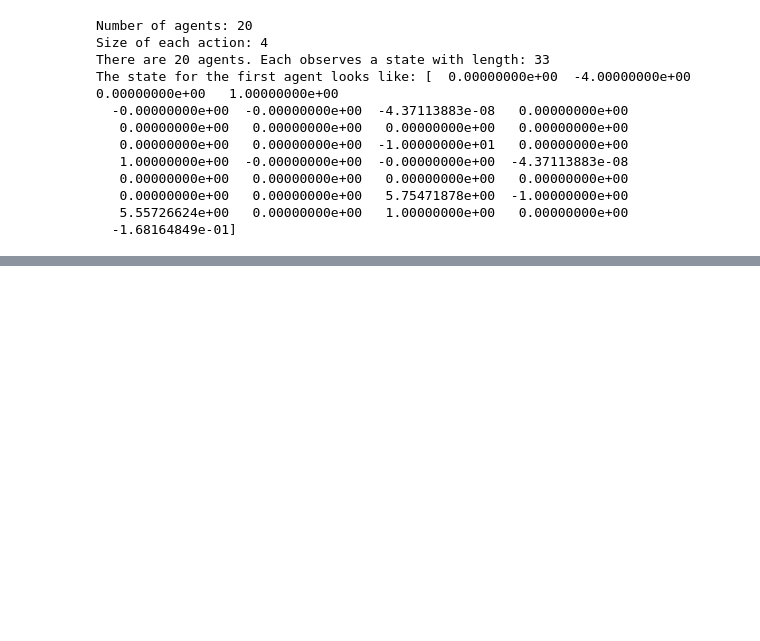
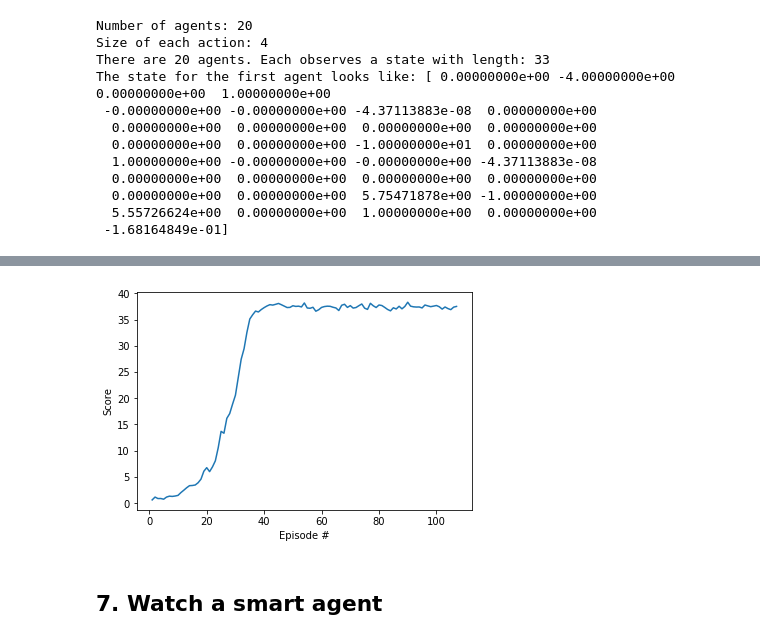
Before and after one commit to RMiftakhov/P2ContinuousControlProject-DRLND, a Jupyter notebook: DDPG.ipynb, the cells around one changed output, grey strips where cells are left out. Drawn from its saved outputs; the diff is of its cells as text; code cells hidden in the pictures; blank space fills up the shorter version.

```diff
--- a/DDPG.ipynb
+++ b/DDPG.ipynb
@@ -15,7 +15,7 @@ def hidden_init(layer):
 class Actor(nn.Module):
     """Actor (Policy) Model."""
 
-    def __init__(self, state_size, action_size, seed, fc1_units=400, fc2_units=300):
+    def __init__(self, state_size, action_size, seed, fc1_units=300, fc2_units=150):
         """Initialize parameters and build model.
         Params
         ======
@@ -45,7 +45,7 @@ class Actor(nn.Module):
 class Critic(nn.Module):
     """Critic (Value) Model."""
 
-    def __init__(self, state_size, action_size, seed, fcs1_units=400, fc2_units=300):
+    def __init__(self, state_size, action_size, seed, fcs1_units=300, fc2_units=150):
         """Initialize parameters and build model.
         Params
         ======
@@ -316,7 +153,7 @@ BATCH_SIZE = 128        # minibatch size
 GAMMA = 0.99            # discount factor
 TAU = 1e-3              # for soft update of target parameters
 LR_ACTOR = 1e-4         # learning rate of the actor
-LR_CRITIC = 1e-3        # learning rate of the critic
+LR_CRITIC = 1e-4        # learning rate of the critic
 WEIGHT_DECAY = 0        # L2 weight decay
 
 device = torch.device("cuda:0" if torch.cuda.is_available() else "cpu")
@@ -517,11 +286,7 @@ Episode 271	Average Score: -455.27
 # %%
 #install a few packages.  This line will take a few minutes to run!
 !pip -q install ./python
-#! pip install unityagents
+!pip install unityagents
 from unityagents import UnityEnvironment
 import numpy as np
-# select this option to load version 1 (with a single agent) of the environment
-#env = UnityEnvironment(file_name='Reacher_Linux_NoVis/Reacher.x86_64')
-# select this option to load version 2 (with 20 agents) of the environment
-env = UnityEnvironment(file_name='/data/Reacher_Linux_NoVis/Reacher.x86_64')
-# get the default brain
+env = UnityEnvironment(file_name='Reacher_Windows_x86_64_20/Reacher.exe')
@@ -615,7 +364,7 @@ def ddpg(n_episodes=2000, max_t=1000):
                                                                           np.mean(scores_deque),
                                                                           np.mean(score)))
         average_score = np.mean(scores_deque)
-        if i_episode % print_every == 0 or average_score > 30:
+        if i_episode % print_every == 20 or average_score > 30:
             print('\rEpisode {}\tAverage Score: {:.2f}'.format(i_episode, average_score))
             torch.save(agents.actor_local.state_dict(), 'checkpoint_actor.pth')
             torch.save(agents.critic_local.state_dict(), 'checkpoint_critic.pth')
@@ -644,0 +394,12 @@ Episode 121     Average Score: 30.08
+# %%
+import matplotlib.pyplot as plt
+fig = plt.figure()
+ax = fig.add_subplot(111)
+plt.plot(np.arange(1, len(score)+1), score)
+plt.ylabel('Score')
+plt.xlabel('Episode #')
+plt.show()
+# %% [output]
+[figure, added]
+# %% [markdown]
+## 7. Watch a smart agent
```
Also changed, not shown: parts of 14 cells of this notebook, 38 other files.
